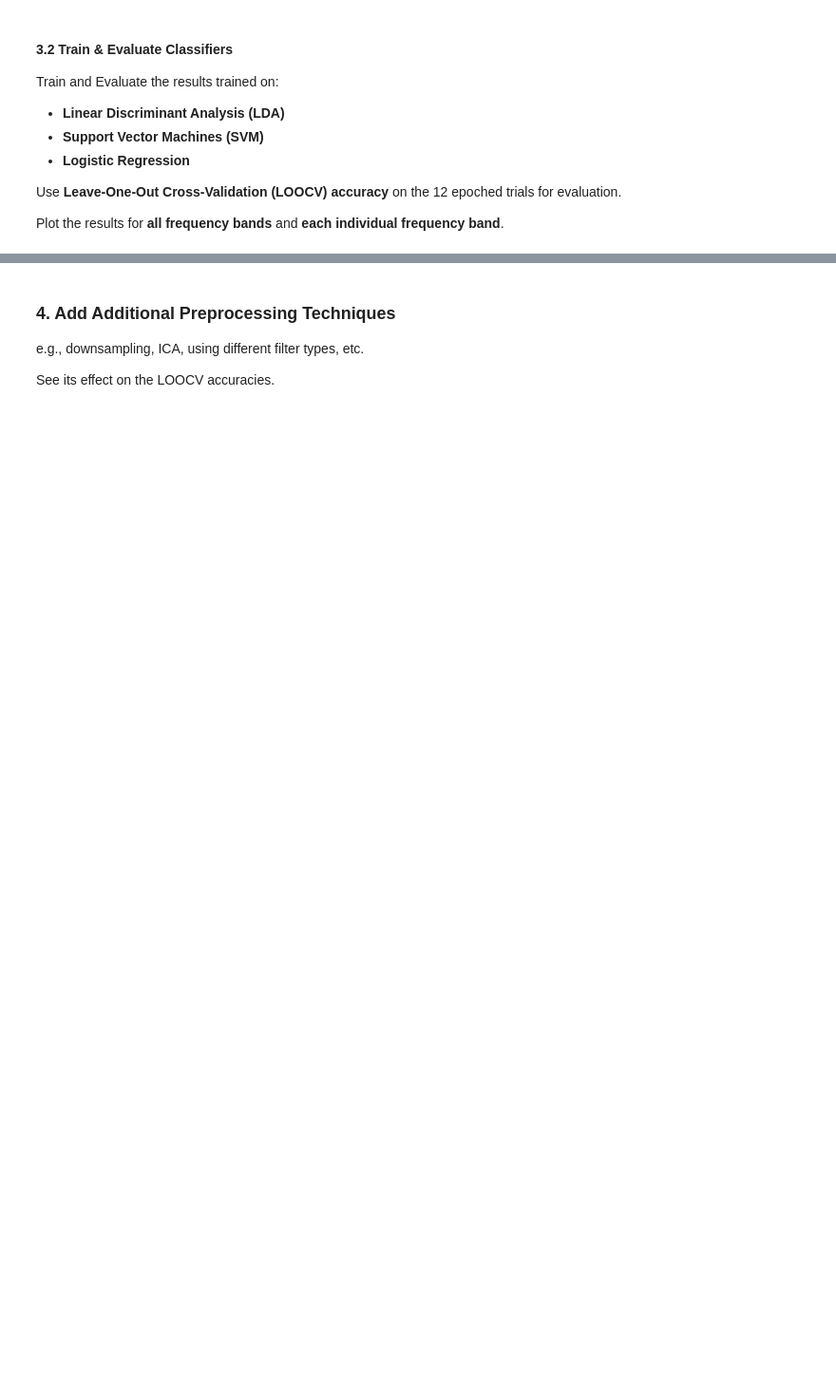
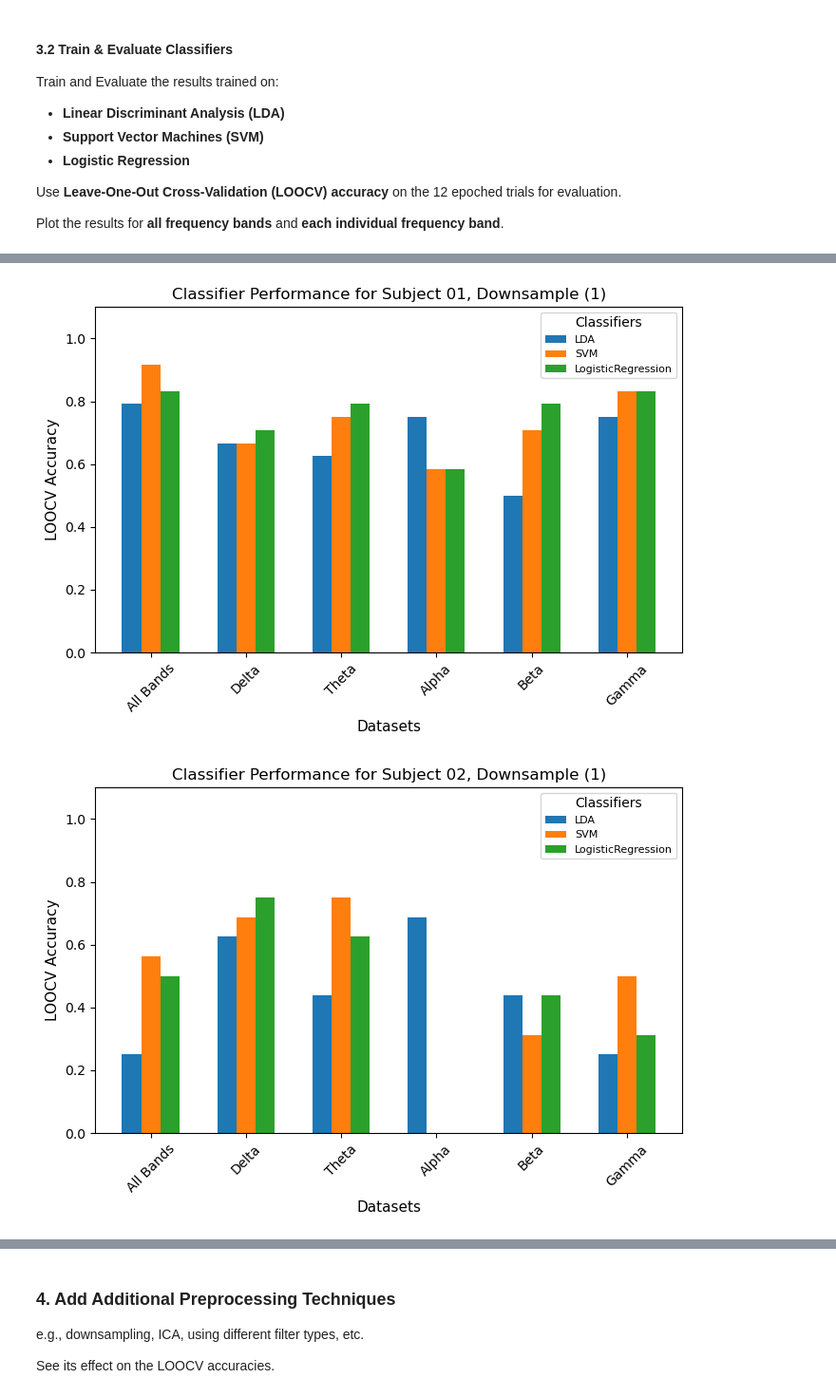
Before and after one commit to michaela10c/neurofeedback_analysis_pipeline, a Jupyter notebook: EEG_Data_Analysis_Pipeline.ipynb, the cells around one changed output, grey strips where cells are left out. Shown: that part at 95% size. Cells and saved outputs as stored; diff of their text form; code cells hidden in the pictures; blank space fills up the shorter version.

Commit message:
Updated to 4 subjects for single-subject analysis
Also reorganized notebook a little bit

```diff
--- a/EEG_Data_Analysis_Pipeline.ipynb
+++ b/EEG_Data_Analysis_Pipeline.ipynb
@@ -275,11 +327,18 @@ for band, X in X_individual_bands.items():
 # %%
 # Call the function and evaluate classifiers
-results = evaluate_classifiers(X_datasets, classifiers)
+results = []
+
+for i in range(len(X_datasets)):
+    result = evaluate_classifiers(X_datasets[i], classifiers)
+    results.append(result)
 # %%
 # Print results
-print("Classifier Performance (LOOCV Accuracy):")
-for dataset_name, metrics in results.items():
-    print(f"{dataset_name}:")
-    for clf_name, accuracy in metrics.items():
-        print(f"  {clf_name}: {accuracy:.2f}")
+for i in range(len(results)):
+    result = results[i]
+    subject = subjects[i]
+    print(f"\nClassifier Performance for subject {subject} (LOOCV Accuracy):")
+    for dataset_name, metrics in result.items():
+        print(f"{dataset_name}:")
+        for clf_name, accuracy in metrics.items():
+            print(f"  {clf_name}: {accuracy:.2f}")
 # %% [output]
@@ -334,0 +362,37 @@ plot_results(results, 5)
+# %%
+# Plot classifier results
+
+# Function to plot classifier results for each subject separately
+def plot_results_single_subject(results, downsample_rate):
+    # Extract datasets and classifiers from the first subject's results
+    datasets = list(results[0].keys())
+    classifiers = list(results[0][datasets[0]].keys())
+    bar_width = 0.2  # Width of each bar
+    x = np.arange(len(datasets))  # Position of datasets on x-axis
+
+    # Plot results for each subject separately
+    for subject_idx, subject_results in enumerate(results):
+        # Prepare data for plotting
+        accuracies = np.array([[subject_results[dataset][clf] for clf in classifiers] for dataset in datasets])
+
+        # Plot bars for each classifier
+        plt.figure(figsize=(7, 5))
+        for i, clf in enumerate(classifiers):
+            plt.bar(x + i * bar_width, accuracies[:, i], width=bar_width, label=clf)
+
+        # Add labels, title, and legend
+        plt.xlabel("Datasets", fontsize=11)
+        plt.ylabel("LOOCV Accuracy", fontsize=11)
+        plt.title(f"Classifier Performance for Subject {subjects[subject_idx]}, Downsample ({downsample_rate})", fontsize=12)
+        plt.xticks(x + bar_width * (len(classifiers) - 1) / 2, datasets, rotation=45, fontsize=10)
+        plt.ylim(0, 1.1)  # Accuracy ranges from 0 to 1
+        plt.legend(title="Classifiers", fontsize=8)
+        plt.tight_layout()
+        plt.show()
+
+# Plot results
+## DOWNSAMPLING 1 (NO DOWNSAMPLING)
+plot_results_single_subject(results, 1)
+# %% [output]
+[figure, added]
+[figure, added]
```
Also changed, not shown: parts of 29 cells of this notebook.
